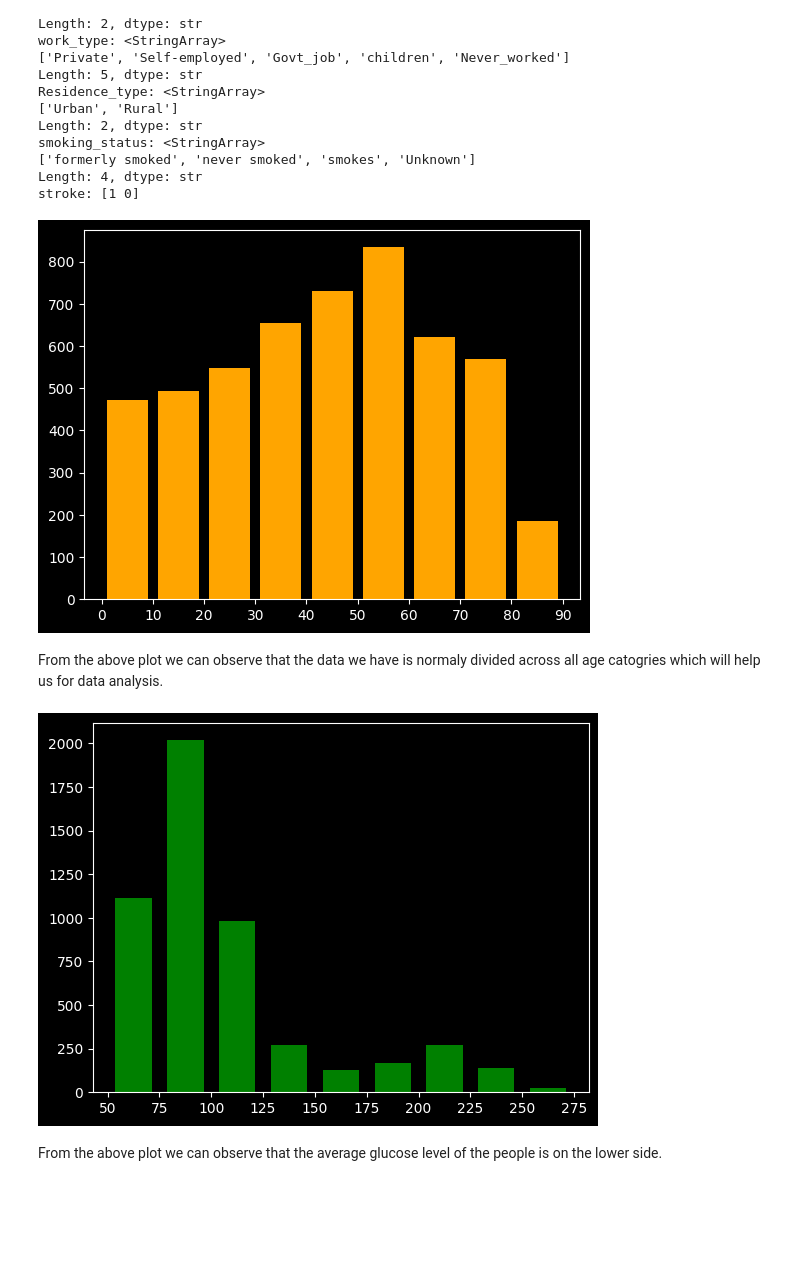
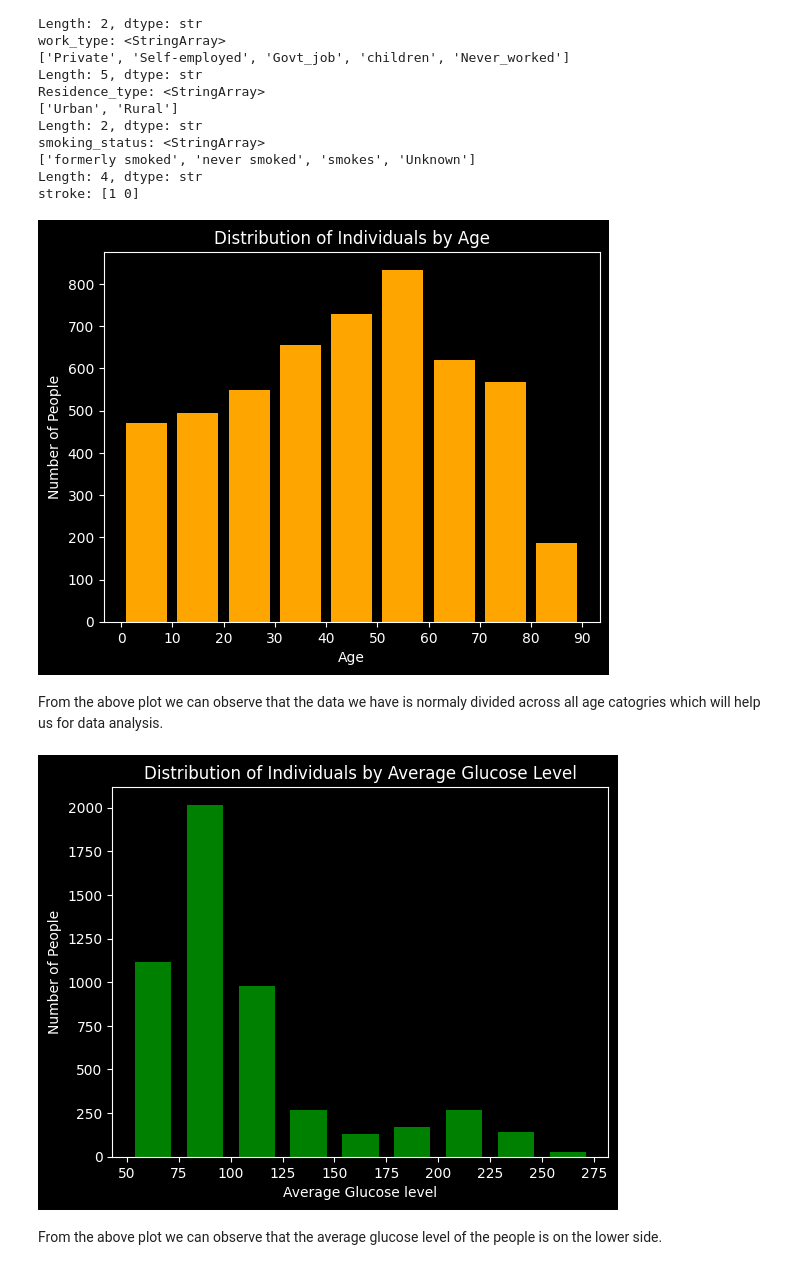
Before and after one commit to ShubhamMaliSSM/ML-assignments, a Jupyter notebook: EDA/Healthcare EDA Project.ipynb, the cells around one changed output. Drawn from its saved outputs; the diff is of its cells as text; code cells hidden in the pictures; blank space fills up the shorter version.

Commit message:
Finishing touches in plots

```diff
--- a/EDA/Healthcare EDA Project.ipynb
+++ b/EDA/Healthcare EDA Project.ipynb
@@ -152,19 +152,25 @@ plt.style.use('dark_background')
 # %%
 bins = np.arange(0,100,10)
 plt.hist(df['age'], bins=bins, color='orange', rwidth= 0.8)
 plt.xticks(np.arange(0,100,10))
+plt.title("Distribution of Individuals by Age")
+plt.xlabel("Age")
+plt.ylabel("Number of People")
 plt.show()
 # %% [output]
-[figure, old version]
+[figure, new version]
 # %% [markdown]
 From the above plot we can observe that the data we have is normaly divided across all age catogries which will help us for data analysis.
 # %%
 bins = np.arange(50,300,25)
 plt.hist(df['avg_glucose_level'], bins=bins, color='green', rwidth= 0.7)
 plt.xticks(np.arange(50,300,25))
+plt.title("Distribution of Individuals by Average Glucose Level")
+plt.xlabel("Average Glucose level")
+plt.ylabel("Number of People")
 plt.show()
 # %% [output]
-[figure, old version]
+[figure, new version]
 # %% [markdown]
 From the above plot we can observe that the average glucose level of the people is on the lower side.
 # %%
```
Also changed, not shown: parts of 1 cell of this notebook, 1 other file.
